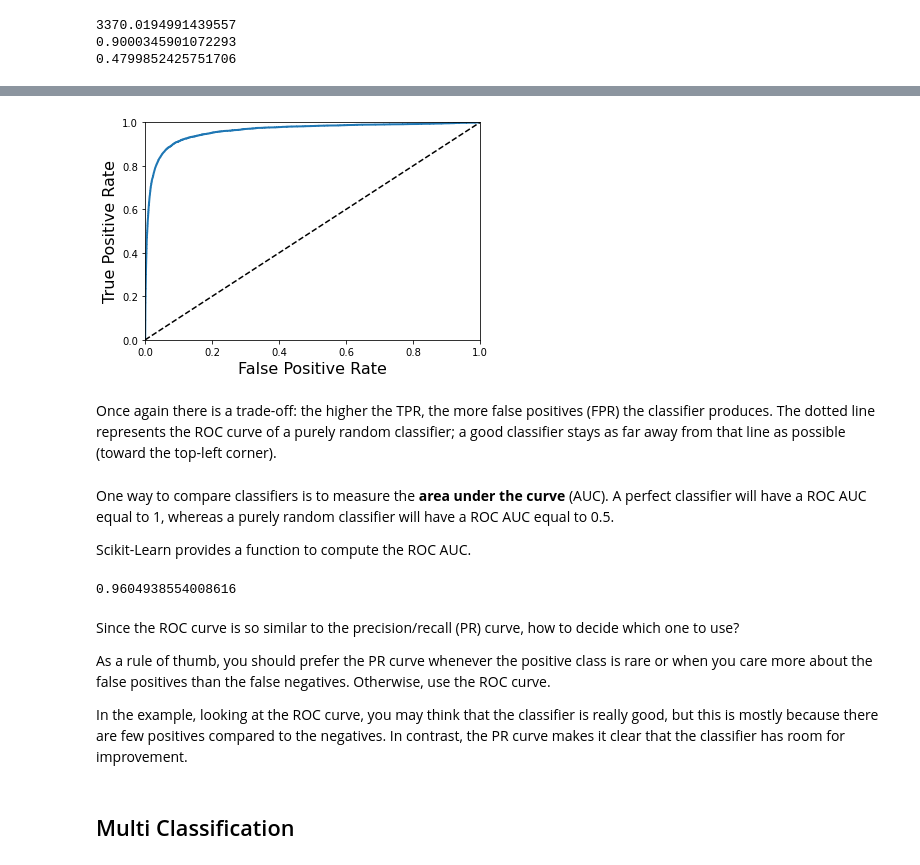
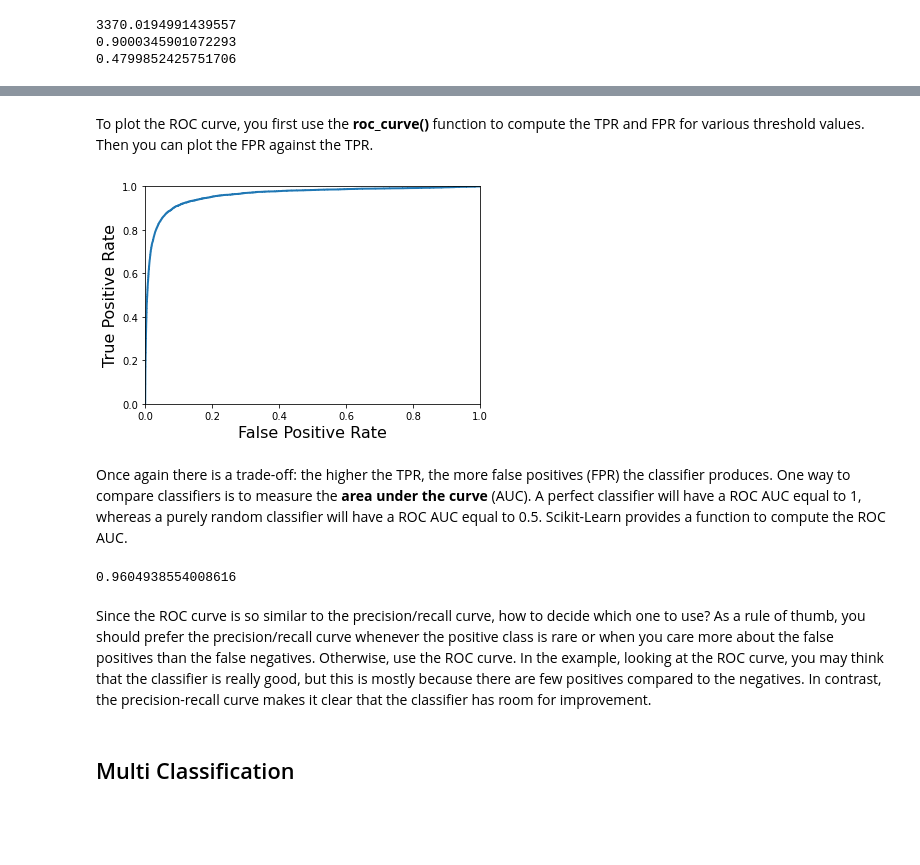
Before and after one commit to ethangillett/machine-learning_riccardoberta, a Jupyter notebook: 01-introduction/03-classification.ipynb, the cells around one changed output, grey strips where cells are left out. Cells and saved outputs as stored; diff of their text form; code cells hidden in the pictures; blank space fills up the shorter version.

```diff
--- a/01-introduction/03-classification.ipynb
+++ b/01-introduction/03-classification.ipynb
@@ -280,11 +237,7 @@ training set, but this time specify that you want to return decision scores inst
 # %%
 from sklearn.metrics import precision_recall_curve
 
-y_scores = cross_val_predict(sgd_clf,
-                             X_train,
-                             y_train_5,
-                             cv=3,
-                             method="decision_function")
+y_scores = cross_val_predict(sgd_clf, X_train, y_train_5, cv=3, method="decision_function")
 
 precisions, recalls, thresholds = precision_recall_curve(y_train_5, y_scores)
 # %%
@@ -339,33 +290,26 @@ the TPR and FPR for various threshold values. Then you can plot the FPR against
+# %% [markdown]
+To plot the ROC curve, you first use the **roc_curve()** function to compute the TPR and FPR for various threshold values. Then you can plot the FPR against the TPR.
 # %%
 from sklearn.metrics import roc_curve
 
 fpr, tpr, thresholds = roc_curve(y_train_5, y_scores)
 
 plt.plot(fpr, tpr, linewidth=2)
-plt.plot([0, 1], [0, 1], 'k--')
 plt.axis([0, 1, 0, 1])
 plt.xlabel('False Positive Rate', fontsize=16)
 plt.ylabel('True Positive Rate', fontsize=16)
-plt.show()                                            #
+plt.show()
 # %% [output]
-[figure, old version]
+[figure, new version]
 # %% [markdown]
-Once again there is a trade-off: the higher the TPR, the more false positives (FPR) the classifier produces. The dotted line represents the ROC curve of a purely random classifier; a good classifier stays as far away from that line as possible (toward the top-left corner).
+Once again there is a trade-off: the higher the TPR, the more false positives (FPR) the classifier produces. One way to compare classifiers is to measure the **area under the curve** (AUC). A perfect classifier will have a ROC AUC equal to 1, whereas a purely random classifier will have a ROC AUC equal to 0.5. Scikit-Learn provides a function to compute the ROC AUC.
-# %% [markdown]
-One way to compare classifiers is to measure the **area under the curve** (AUC). A perfect classifier will have a ROC AUC equal to 1, whereas a purely random classifier will have a ROC AUC equal to 0.5.
-
-Scikit-Learn provides a function to compute the ROC AUC.
 # %%
 from sklearn.metrics import roc_auc_score
 print(roc_auc_score(y_train_5, y_scores))
 # %% [output]
 0.9604938554008616
 # %% [markdown]
-Since the ROC curve is so similar to the precision/recall (PR) curve, how to decide which one to use?
-
-As a rule of thumb, you should prefer the PR curve whenever the positive class is rare or when you care more about the false positives than the false negatives. Otherwise, use the ROC curve.
-
-In the example, looking at the ROC curve, you may think that the classifier is really good, but this is mostly because there are few positives compared to the negatives. In contrast, the PR curve makes it clear that the classifier has room for improvement.
+Since the ROC curve is so similar to the precision/recall curve, how to decide which one to use? As a rule of thumb, you should prefer the precision/recall curve whenever the positive class is rare or when you care more about the false positives than the false negatives. Otherwise, use the ROC curve. In the example, looking at the ROC curve, you may think that the classifier is really good, but this is mostly because there are few positives compared to the negatives. In contrast, the precision-recall curve makes it clear that the classifier has room for improvement.
 # %% [markdown]
 ## Multi Classification
 # %% [markdown]
```
Also changed, not shown: parts of 53 cells of this notebook, 7 other files.
